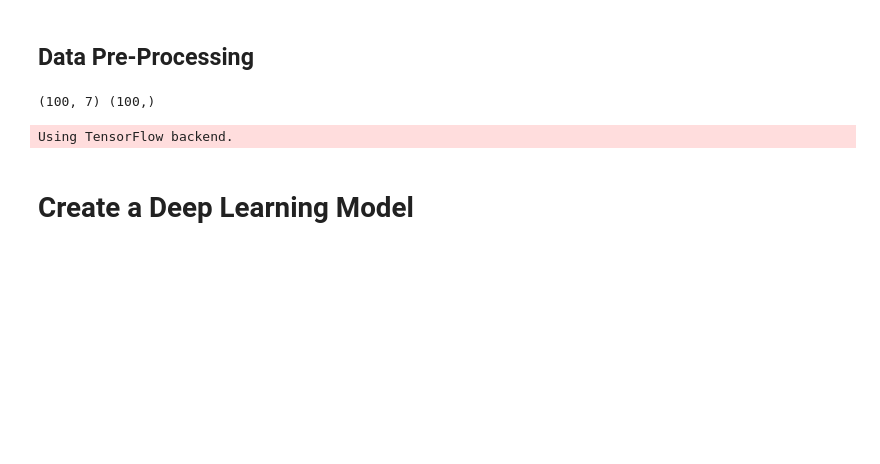
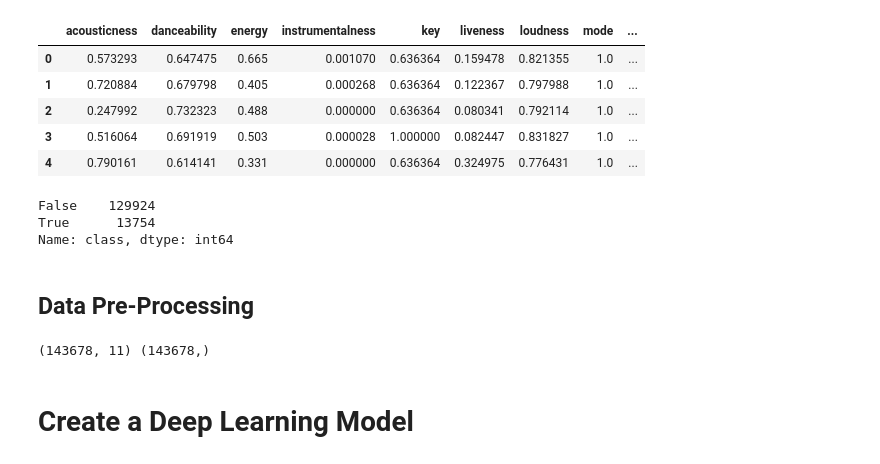
Before and after one commit to AGBarbour/Spotify-Recommendations, a Jupyter notebook: DeepLearning.ipynb, the cells around one changed output. Cells and saved outputs as stored; diff of their text form; code cells hidden in the pictures; blank space fills up the shorter version.

```diff
--- a/DeepLearning.ipynb
+++ b/DeepLearning.ipynb
@@ -19,21 +86,37 @@ voice.head()
+# %%
+df_normalized['class'] = df_normalized['score'].apply(lambda row: True if row < 1.5 else False)
+df_normalized.head()
+# %% [output]
+|  | acousticness | danceability | energy | instrumentalness | key | liveness | loudness | mode | ... |
+| 0 | 0.573293 | 0.647475 | 0.665 | 0.001070 | 0.636364 | 0.159478 | 0.821355 | 1.0 | ... |
+| 1 | 0.720884 | 0.679798 | 0.405 | 0.000268 | 0.636364 | 0.122367 | 0.797988 | 1.0 | ... |
+| 2 | 0.247992 | 0.732323 | 0.488 | 0.000000 | 0.636364 | 0.080341 | 0.792114 | 1.0 | ... |
+| 3 | 0.516064 | 0.691919 | 0.503 | 0.000028 | 1.000000 | 0.082447 | 0.831827 | 1.0 | ... |
+| 4 | 0.790161 | 0.614141 | 0.331 | 0.000000 | 0.636364 | 0.324975 | 0.776431 | 1.0 | ... |
+# %%
+df_normalized['class'].value_counts()
+# %% [output]
+False    129924
+True      13754
+Name: class, dtype: int64
 # %% [markdown]
 ## Data Pre-Processing
-# %%
-X = voice.drop(["class","Score","Input"], axis=1)
-y = voice["class"]
-print(X.shape, y.shape)
-# %% [output]
-(100, 7) (100,)
+# %%
+data = df_normalized.drop(["class", "score","id"], axis=1)
+#feature_names = data.columns
+data.head()
+target = df_normalized["class"]
+print(data.shape, target.shape)
+# %% [output]
+(143678, 11) (143678,)
 # %%
-from sklearn.model_selection import train_test_split
-from sklearn.preprocessing import LabelEncoder, StandardScaler
-from keras.utils import to_categorical
+
 
 X_train, X_test, y_train, y_test = train_test_split(
-    X, y, random_state=20, stratify=y)
-X_scaler = StandardScaler().fit(X_train)
-X_train_scaled = X_scaler.transform(X_train)
-X_test_scaled = X_scaler.transform(X_test)
+    data, target, random_state=20, stratify=target)
+# X_scaler = StandardScaler().fit(X_train)
+# X_train_scaled = X_scaler.transform(X_train)
+# X_test_scaled = X_scaler.transform(X_test)
 
 
 # Step 1: Label-encode data set
@@ -45,8 +128,6 @@ encoded_y_test = label_encoder.transform(y_test)
 # Step 2: Convert encoded labels to one-hot-encoding
 y_train_categorical = to_categorical(encoded_y_train)
 y_test_categorical = to_categorical(encoded_y_test)
-# %% [output]
-Using TensorFlow backend.
 # %% [markdown]
 # Create a Deep Learning Model
 # %%
```
Also changed, not shown: parts of 19 cells of this notebook, 3 other files.
